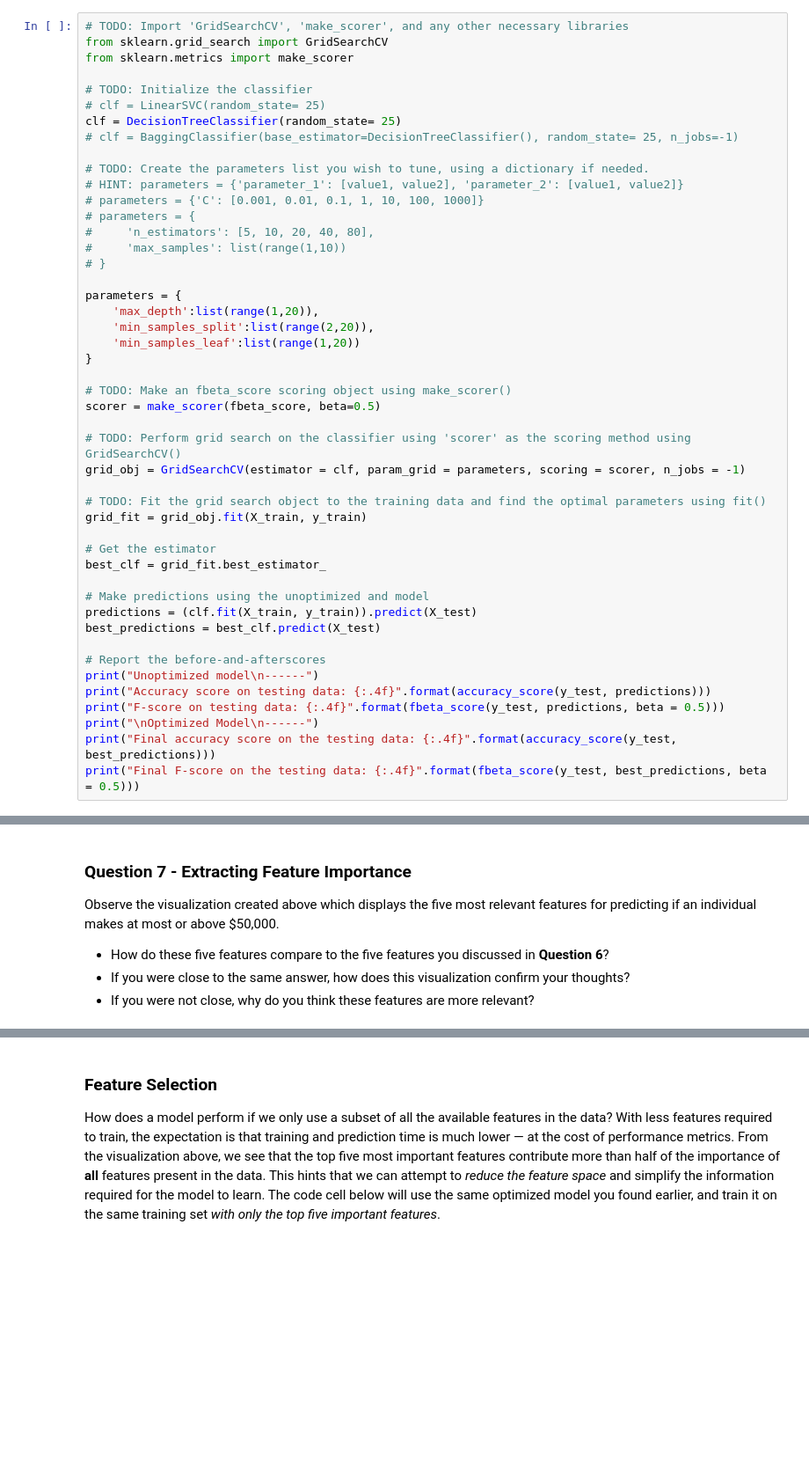
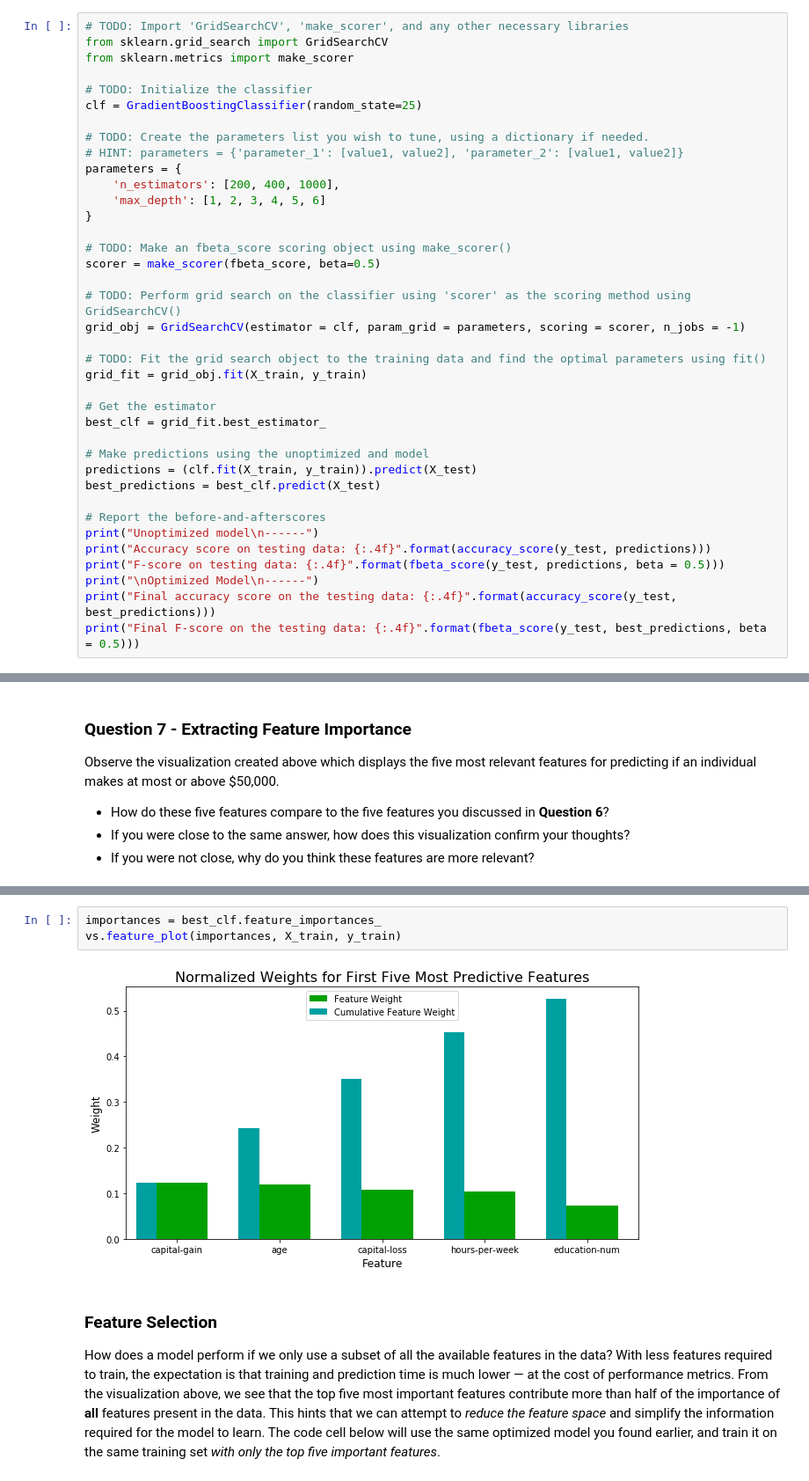
Before and after one commit to mathias-ekstroem/machine-learning, a Jupyter notebook: projects/finding_donors/finding_donors.ipynb, the cells around one changed output, grey strips where cells are left out. Shown at 88% size. Saved outputs shown, nothing was run; the diff lists cells and outputs as text; blank space fills up the shorter version.

```diff
--- a/projects/finding_donors/finding_donors.ipynb
+++ b/projects/finding_donors/finding_donors.ipynb
@@ -468,22 +484,13 @@ from sklearn.grid_search import GridSearchCV
 from sklearn.metrics import make_scorer
 
 # TODO: Initialize the classifier
-# clf = LinearSVC(random_state= 25)
-clf = DecisionTreeClassifier(random_state= 25)
-# clf = BaggingClassifier(base_estimator=DecisionTreeClassifier(), random_state= 25, n_jobs=-1)
+clf = GradientBoostingClassifier(random_state=25)
 
 # TODO: Create the parameters list you wish to tune, using a dictionary if needed.
 # HINT: parameters = {'parameter_1': [value1, value2], 'parameter_2': [value1, value2]}
-# parameters = {'C': [0.001, 0.01, 0.1, 1, 10, 100, 1000]}
-# parameters = {
-#     'n_estimators': [5, 10, 20, 40, 80],
-#     'max_samples': list(range(1,10))
-# }
-
 parameters = {
-    'max_depth':list(range(1,20)),
-    'min_samples_split':list(range(2,20)),
-    'min_samples_leaf':list(range(1,20))
+    'n_estimators': [200, 400, 1000],
+    'max_depth': [1, 2, 3, 4, 5, 6]
 }
 
 # TODO: Make an fbeta_score scoring object using make_scorer()
@@ -584,3 +623,8 @@ Observe the visualization created above which displays the five most relevant fe
+# %%
+importances = best_clf.feature_importances_
+vs.feature_plot(importances, X_train, y_train)
+# %% [output]
+[figure, added]
 # %% [markdown]
 ### Feature Selection
 How does a model perform if we only use a subset of all the available features in the data? With less features required to train, the expectation is that training and prediction time is much lower — at the cost of performance metrics. From the visualization above, we see that the top five most important features contribute more than half of the importance of **all** features present in the data. This hints that we can attempt to *reduce the feature space* and simplify the information required for the model to learn. The code cell below will use the same optimized model you found earlier, and train it on the same training set *with only the top five important features*.
```
Also changed, not shown: parts of 14 cells of this notebook.
